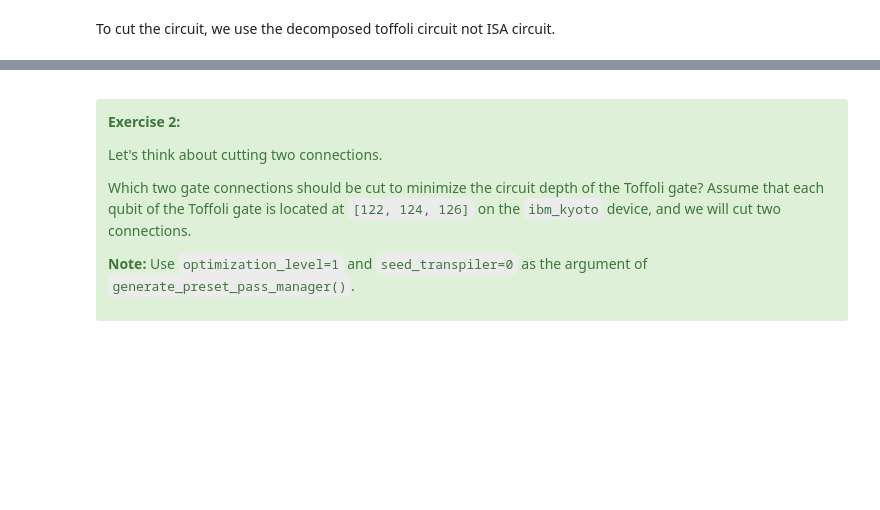
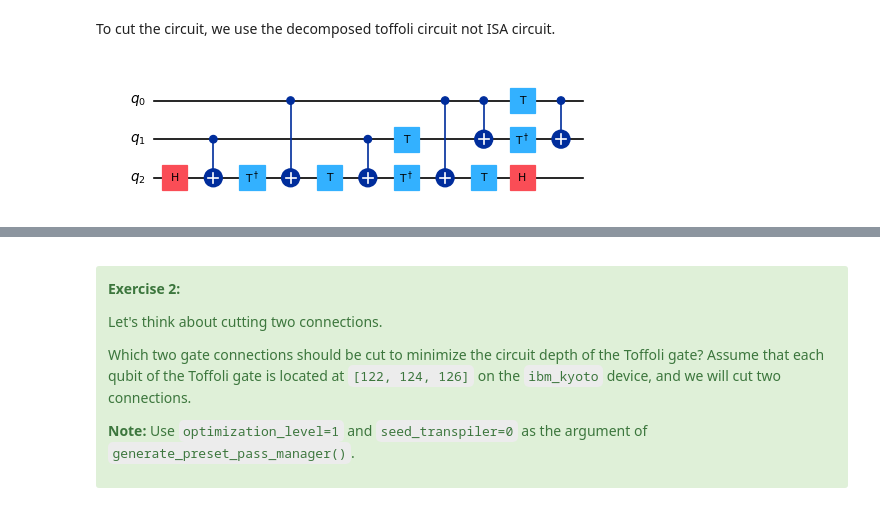
Before and after one commit to qiskit-community/ibm-quantum-challenge-2024, a Jupyter notebook: content/lab_3/lab-3-circuit-knitting.ipynb, the cells around one changed output, grey strips where cells are left out. Cells and saved outputs as stored; diff of their text form; code cells hidden in the pictures; blank space fills up the shorter version.

```diff
--- a/content/lab_3/lab-3-circuit-knitting.ipynb
+++ b/content/lab_3/lab-3-circuit-knitting.ipynb
@@ -226,23 +269,29 @@ To cut the circuit, we use the decomposed toffoli circuit not ISA circuit.
 # %%
 # To know the depth using circuit cutting
 
 # Decompose the toffoli circuit
 toffoli_ = toffoli.decompose()
 
 ### Write your code below here ###
 # Find the indices of the distant gates
 gates_connecting_to_cut = {} # Hint: Expected type: set {int, int}. Docs: https://docs.python.org/3/tutorial/datastructures.html#sets
 
-cut_indices =
+cut_indices = [
+    i
+    for i, instruction in enumerate(toffoli_.data)
+    if {toffoli_.find_bit(q)[0] for q in instruction.qubits} == {0, 1, 2}
+]
 
 # Decompose distant CNOTs into TwoQubitQPDGate instances
-
+qpd_circuit, bases = cut_gates(toffoli_, cut_indices)
 
 
 
 ### Don't change any code past this line ###
 
 qpd_circuit.draw("mpl", scale=0.6)
+# %% [output]
+[figure, added]
 # %%
 # set the observables
 observable = SparsePauliOp(["ZZZ"])
```
Also changed, not shown: parts of 15 cells of this notebook, 4 other files.
